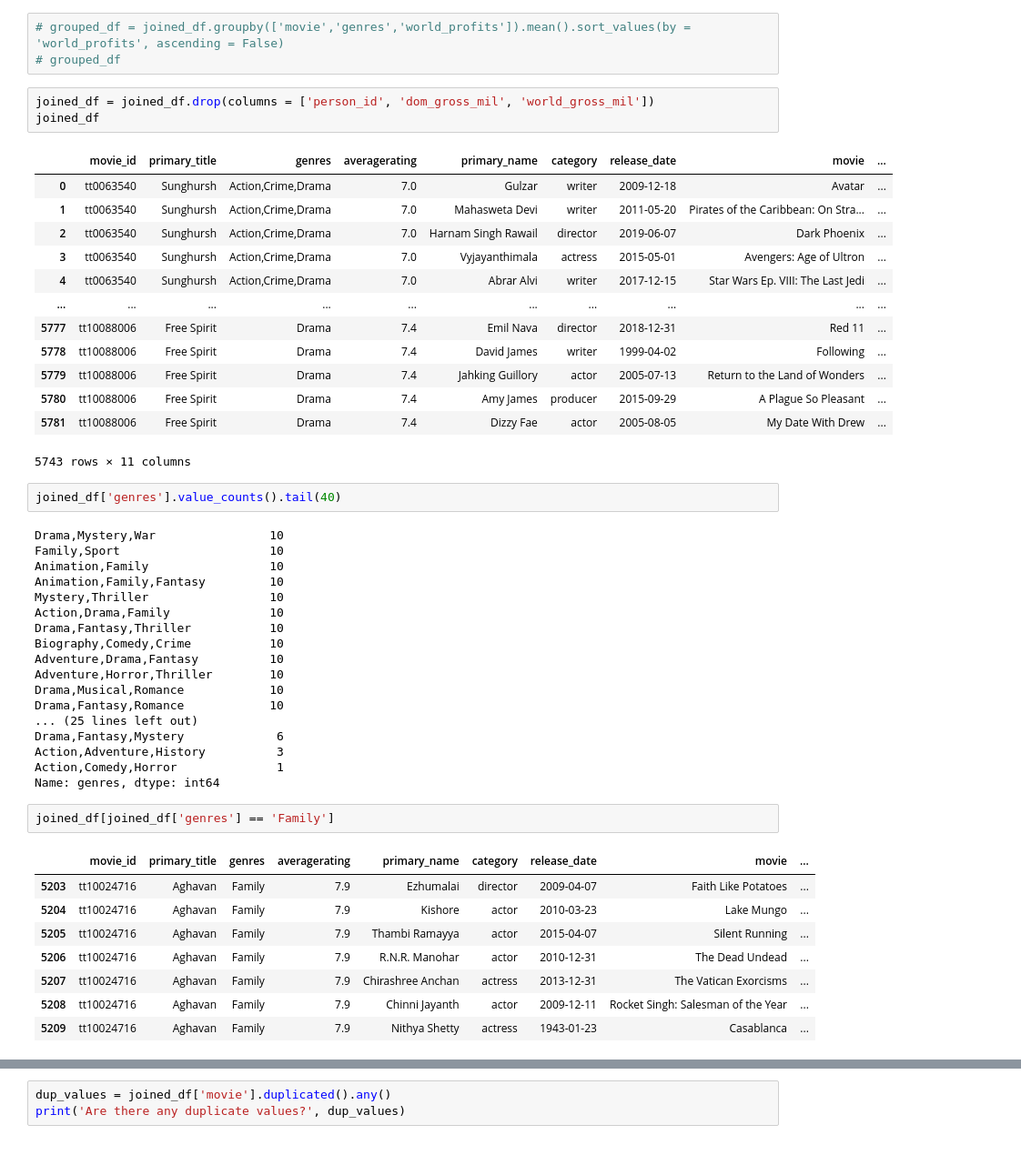
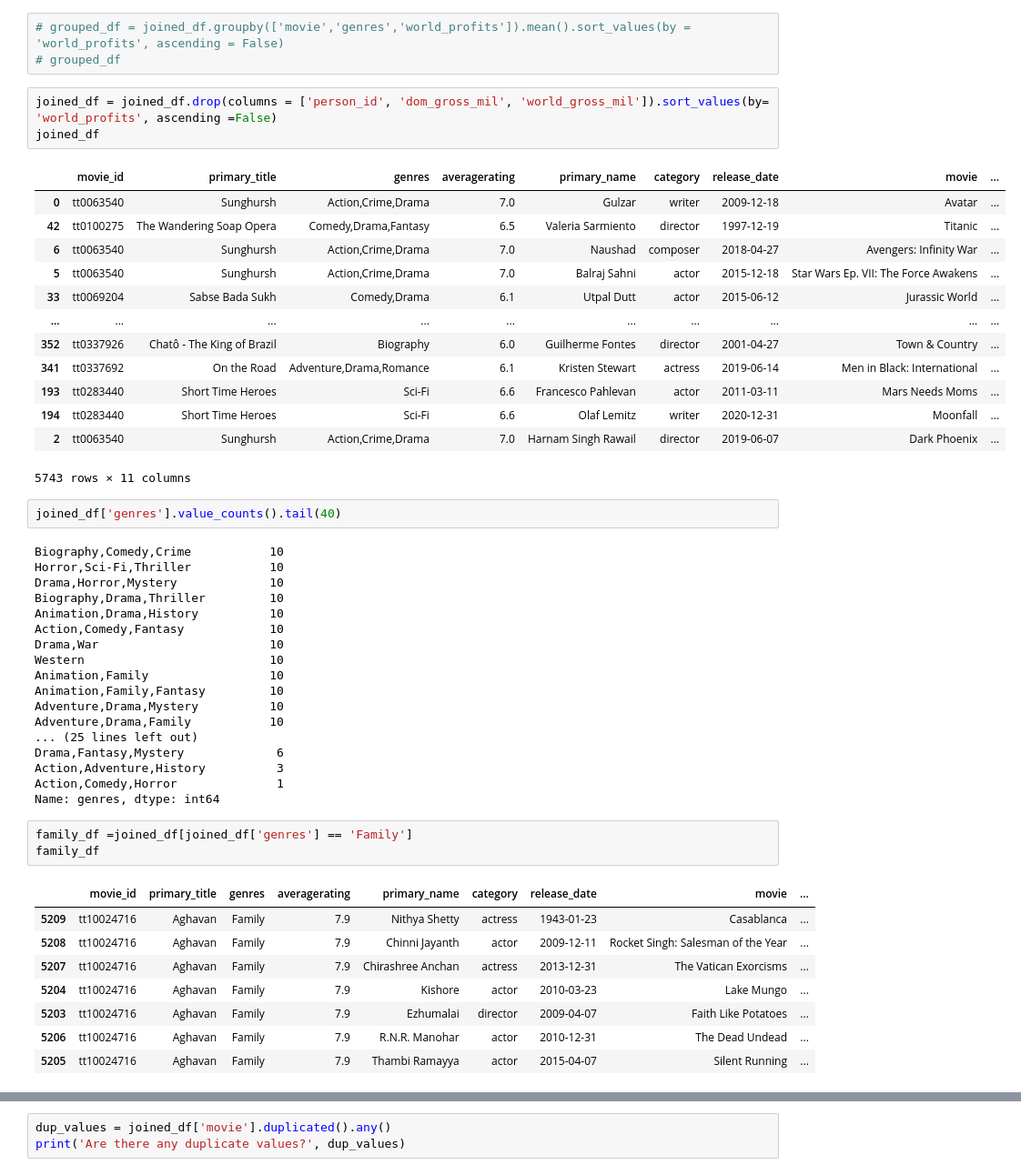
Before and after one commit to Opiyow/Project-v1, a Jupyter notebook: Marjorie Opiyo dsc_phase1_project.ipynb, the cells around one changed output, grey strips where cells are left out. Shown at 91% size. Saved outputs shown, nothing was run; the diff lists cells and outputs as text.

```diff
--- a/Marjorie Opiyo dsc_phase1_project.ipynb
+++ b/Marjorie Opiyo dsc_phase1_project.ipynb
@@ -640,53 +640,54 @@ joined_df.describe()
 # grouped_df = joined_df.groupby(['movie','genres','world_profits']).mean().sort_values(by = 'world_profits', ascending = False)
 # grouped_df
 # %%
-joined_df = joined_df.drop(columns = ['person_id', 'dom_gross_mil', 'world_gross_mil'])
+joined_df = joined_df.drop(columns = ['person_id', 'dom_gross_mil', 'world_gross_mil']).sort_values(by= 'world_profits', ascending =False)
 joined_df
 # %% [output]
 |  | movie_id | primary_title | genres | averagerating | primary_name | category | release_date | movie | ... |
 | 0 | tt0063540 | Sunghursh | Action,Crime,Drama | 7.0 | Gulzar | writer | 2009-12-18 | Avatar | ... |
-| 1 | tt0063540 | Sunghursh | Action,Crime,Drama | 7.0 | Mahasweta Devi | writer | 2011-05-20 | Pirates of the Caribbean: On Stra... | ... |
+| 42 | tt0100275 | The Wandering Soap Opera | Comedy,Drama,Fantasy | 6.5 | Valeria Sarmiento | director | 1997-12-19 | Titanic | ... |
+| 6 | tt0063540 | Sunghursh | Action,Crime,Drama | 7.0 | Naushad | composer | 2018-04-27 | Avengers: Infinity War | ... |
+| 5 | tt0063540 | Sunghursh | Action,Crime,Drama | 7.0 | Balraj Sahni | actor | 2015-12-18 | Star Wars Ep. VII: The Force Awakens | ... |
+| 33 | tt0069204 | Sabse Bada Sukh | Comedy,Drama | 6.1 | Utpal Dutt | actor | 2015-06-12 | Jurassic World | ... |
+| ... | ... | ... | ... | ... | ... | ... | ... | ... | ... |
+| 352 | tt0337926 | Chatô - The King of Brazil | Biography | 6.0 | Guilherme Fontes | director | 2001-04-27 | Town & Country | ... |
+| 341 | tt0337692 | On the Road | Adventure,Drama,Romance | 6.1 | Kristen Stewart | actress | 2019-06-14 | Men in Black: International | ... |
+| 193 | tt0283440 | Short Time Heroes | Sci-Fi | 6.6 | Francesco Pahlevan | actor | 2011-03-11 | Mars Needs Moms | ... |
+| 194 | tt0283440 | Short Time Heroes | Sci-Fi | 6.6 | Olaf Lemitz | writer | 2020-12-31 | Moonfall | ... |
 | 2 | tt0063540 | Sunghursh | Action,Crime,Drama | 7.0 | Harnam Singh Rawail | director | 2019-06-07 | Dark Phoenix | ... |
-| 3 | tt0063540 | Sunghursh | Action,Crime,Drama | 7.0 | Vyjayanthimala | actress | 2015-05-01 | Avengers: Age of Ultron | ... |
-| 4 | tt0063540 | Sunghursh | Action,Crime,Drama | 7.0 | Abrar Alvi | writer | 2017-12-15 | Star Wars Ep. VIII: The Last Jedi | ... |
-| ... | ... | ... | ... | ... | ... | ... | ... | ... | ... |
-| 5777 | tt10088006 | Free Spirit | Drama | 7.4 | Emil Nava | director | 2018-12-31 | Red 11 | ... |
-| 5778 | tt10088006 | Free Spirit | Drama | 7.4 | David James | writer | 1999-04-02 | Following | ... |
-| 5779 | tt10088006 | Free Spirit | Drama | 7.4 | Jahking Guillory | actor | 2005-07-13 | Return to the Land of Wonders | ... |
-| 5780 | tt10088006 | Free Spirit | Drama | 7.4 | Amy James | producer | 2015-09-29 | A Plague So Pleasant | ... |
-| 5781 | tt10088006 | Free Spirit | Drama | 7.4 | Dizzy Fae | actor | 2005-08-05 | My Date With Drew | ... |
 5743 rows × 11 columns
 # %%
 joined_df['genres'].value_counts().tail(40)
 # %% [output]
-Drama,Mystery,War                10
-Family,Sport                     10
+Biography,Comedy,Crime           10
+Horror,Sci-Fi,Thriller           10
+Drama,Horror,Mystery             10
+Biography,Drama,Thriller         10
+Animation,Drama,History          10
+Action,Comedy,Fantasy            10
+Drama,War                        10
+Western                          10
 Animation,Family                 10
 Animation,Family,Fantasy         10
-Mystery,Thriller                 10
-Action,Drama,Family              10
-Drama,Fantasy,Thriller           10
-Biography,Comedy,Crime           10
-Adventure,Drama,Fantasy          10
-Adventure,Horror,Thriller        10
-Drama,Musical,Romance            10
-Drama,Fantasy,Romance            10
+Adventure,Drama,Mystery          10
+Adventure,Drama,Family           10
 ... (25 lines left out)
 Drama,Fantasy,Mystery             6
 Action,Adventure,History          3
 Action,Comedy,Horror              1
 Name: genres, dtype: int64
 # %%
-joined_df[joined_df['genres'] == 'Family']
+family_df =joined_df[joined_df['genres'] == 'Family']
+family_df
 # %% [output]
 |  | movie_id | primary_title | genres | averagerating | primary_name | category | release_date | movie | ... |
+| 5209 | tt10024716 | Aghavan | Family | 7.9 | Nithya Shetty | actress | 1943-01-23 | Casablanca | ... |
+| 5208 | tt10024716 | Aghavan | Family | 7.9 | Chinni Jayanth | actor | 2009-12-11 | Rocket Singh: Salesman of the Year | ... |
+| 5207 | tt10024716 | Aghavan | Family | 7.9 | Chirashree Anchan | actress | 2013-12-31 | The Vatican Exorcisms | ... |
+| 5204 | tt10024716 | Aghavan | Family | 7.9 | Kishore | actor | 2010-03-23 | Lake Mungo | ... |
 | 5203 | tt10024716 | Aghavan | Family | 7.9 | Ezhumalai | director | 2009-04-07 | Faith Like Potatoes | ... |
-| 5204 | tt10024716 | Aghavan | Family | 7.9 | Kishore | actor | 2010-03-23 | Lake Mungo | ... |
+| 5206 | tt10024716 | Aghavan | Family | 7.9 | R.N.R. Manohar | actor | 2010-12-31 | The Dead Undead | ... |
 | 5205 | tt10024716 | Aghavan | Family | 7.9 | Thambi Ramayya | actor | 2015-04-07 | Silent Running | ... |
-| 5206 | tt10024716 | Aghavan | Family | 7.9 | R.N.R. Manohar | actor | 2010-12-31 | The Dead Undead | ... |
-| 5207 | tt10024716 | Aghavan | Family | 7.9 | Chirashree Anchan | actress | 2013-12-31 | The Vatican Exorcisms | ... |
-| 5208 | tt10024716 | Aghavan | Family | 7.9 | Chinni Jayanth | actor | 2009-12-11 | Rocket Singh: Salesman of the Year | ... |
-| 5209 | tt10024716 | Aghavan | Family | 7.9 | Nithya Shetty | actress | 1943-01-23 | Casablanca | ... |
 # %%
 joined_df[joined_df['genres'] == 'Animation']
 # %% [output]
```
Also changed, not shown: parts of 22 cells of this notebook.
